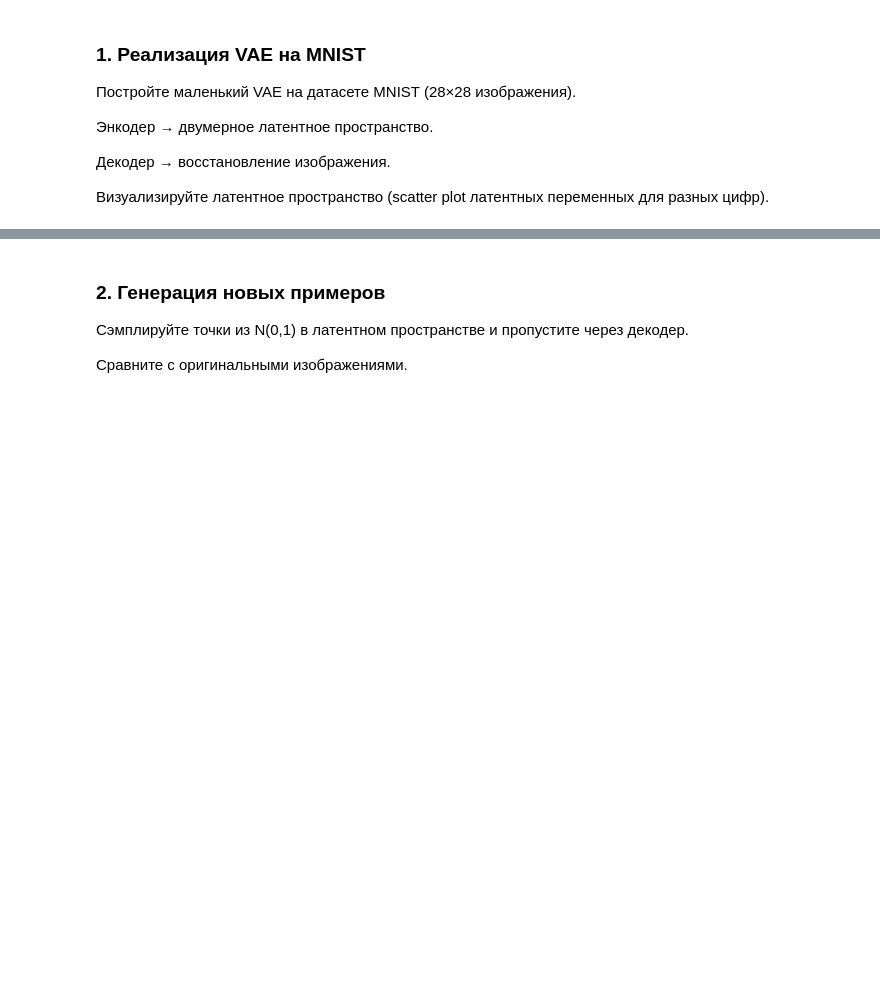
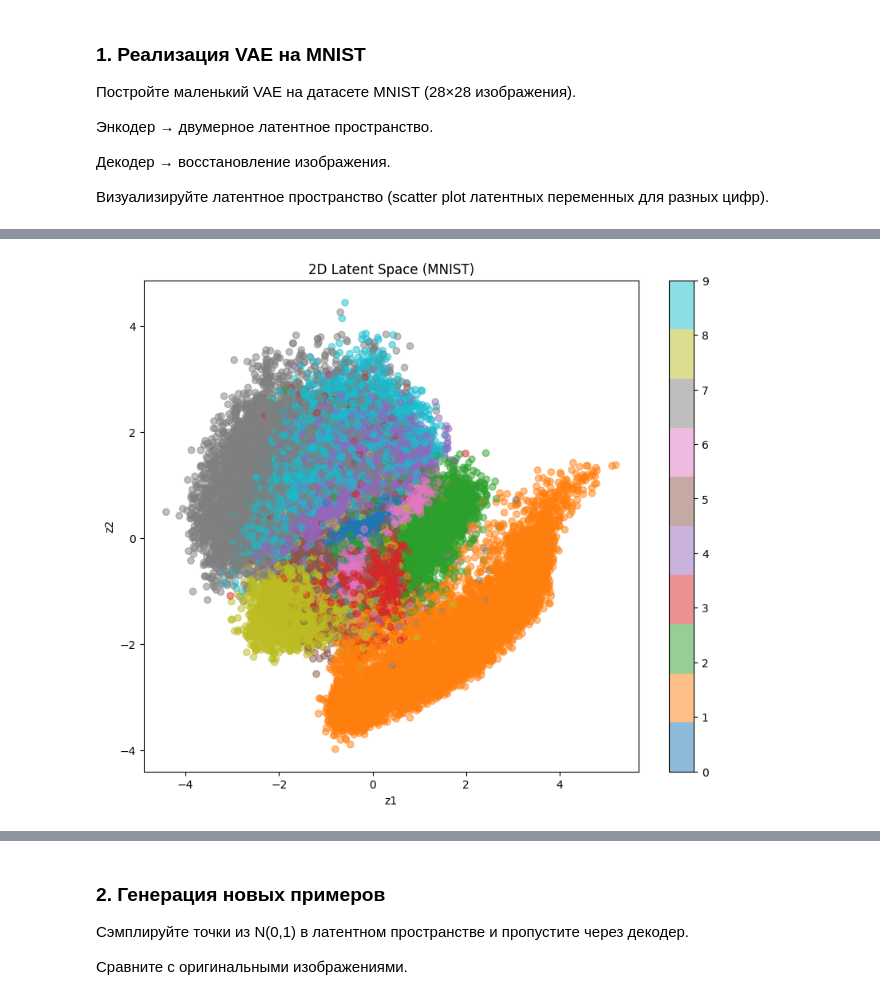
Before and after one commit to ZED-or-ZERO/Notes-on-ML-Courses., a Jupyter notebook: ML Course from ItechResearch/Lecture Tasks/Lecture_17.ipynb, the cells around one changed output, grey strips where cells are left out. Cells and saved outputs as stored; diff of their text form; code cells hidden in the pictures; blank space fills up the shorter version.

```diff
--- a/ML Course from ItechResearch/Lecture Tasks/Lecture_17.ipynb
+++ b/ML Course from ItechResearch/Lecture Tasks/Lecture_17.ipynb
@@ -42,0 +161,22 @@
+# %%
+def plot_latent_space(model, data_loader):
+    model.eval()
+    latents = []
+    labels = []
+    with torch.no_grad():
+        for data, target in data_loader:
+            data = data.to(device)
+            mu, _ = model.encode(data.view(-1, 784))
+            latents.append(mu.cpu())
+            labels.append(target)
+
+    latents = torch.cat(latents, dim=0).numpy()
+    labels = torch.cat(labels, dim=0).numpy()
+
+    plt.figure(figsize=(10, 8))
+    plt.scatter(latents[:, 0], latents[:, 1], c=labels, cmap='tab10', alpha=0.5)
+    plt.colorbar()
+    plt.title("2D Latent Space (MNIST)")
+    plt.xlabel("z1")
+    plt.ylabel("z2")
+    plt.show()
@@ -42,0 +228,7 @@
+# %%
+model = VAE().to(device)
+
+model_summary = summary(model, input_size=(1, 784))
+print(f"Model summary: {model_summary}\n")
+
+optimizer = torch.optim.Adam(model.parameters(), lr=1e-3)
@@ -42,0 +298,4 @@
+# %%
+plot_latent_space(model, data_loader=train_dataloader)
+# %% [output]
+[figure, added]
```
Also changed, not shown: parts of 19 cells of this notebook, 5 other files.
